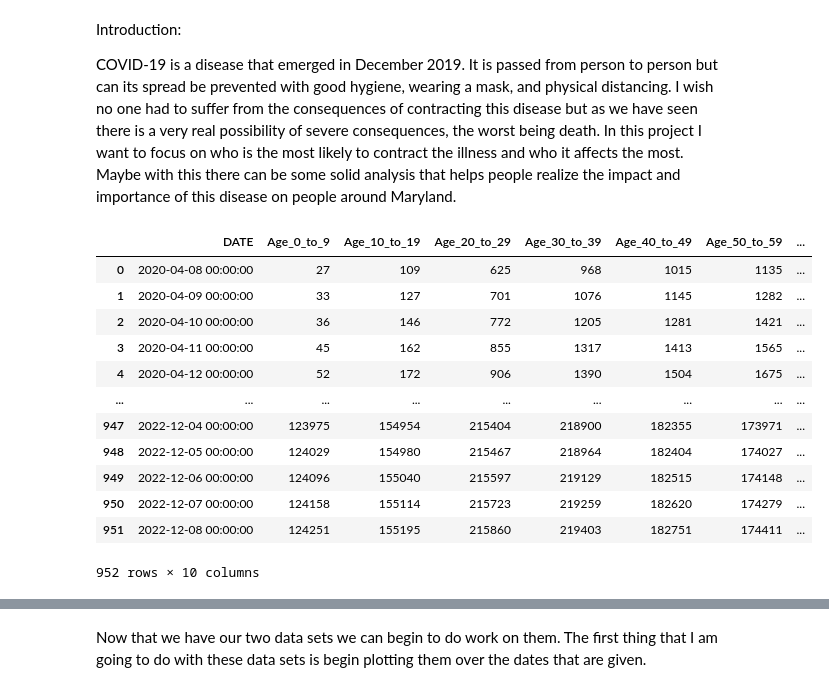
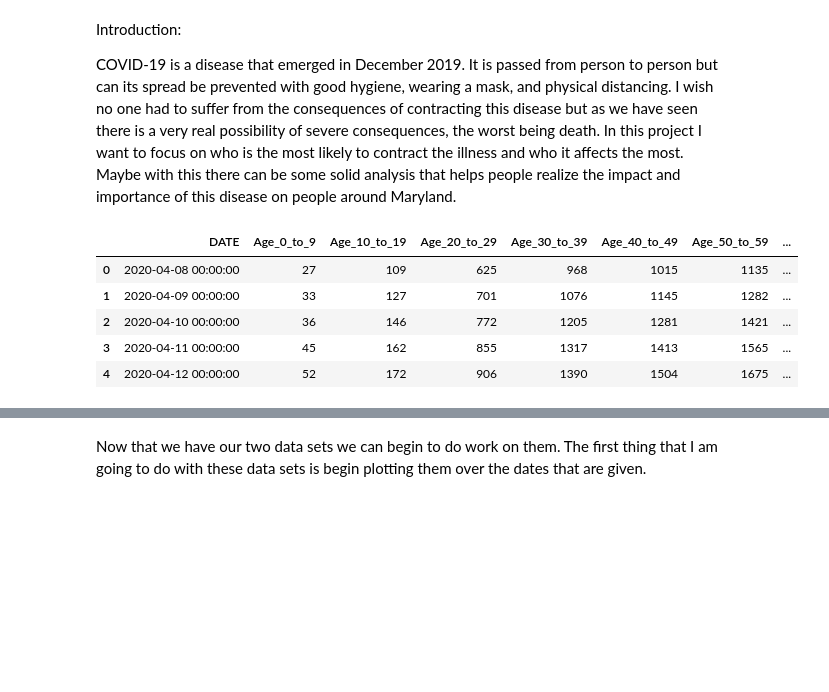
Before and after one commit to Pedro-Jose-da-Rocha-Mendonca/pedro-jose-da-rocha-mendonca.github.io, a Jupyter notebook: Main.ipynb, the cells around one changed output, grey strips where cells are left out. Cells and saved outputs as stored; diff of their text form; code cells hidden in the pictures; blank space fills up the shorter version.

```diff
--- a/Main.ipynb
+++ b/Main.ipynb
@@ -12,41 +15,34 @@ from scipy.stats import f_oneway
 # %%
 # Obtaining the data and showing it's content
 cases_data_set = pd.read_csv('MD_COVID-19_-_Cases_by_Age_Distribution.csv')
 # Dropping the days that are not in both data sets to have an accurate comparison
 cases_data_set.drop(cases_data_set.index[0:10], inplace=True)
 # removing outliers and strange data that will interfere
 cases_data_set = cases_data_set[cases_data_set['Age_0_to_9'].notna()]
 cases_data_set = cases_data_set[cases_data_set['Age_10_to_19'].notna()]
 cases_data_set = cases_data_set[cases_data_set['Age_20_to_29'].notna()]
 cases_data_set = cases_data_set[cases_data_set['Age_30_to_39'].notna()]
 cases_data_set = cases_data_set[cases_data_set['Age_40_to_49'].notna()]
 cases_data_set = cases_data_set[cases_data_set['Age_50_to_59'].notna()]
 cases_data_set = cases_data_set[cases_data_set['Age_60_to_69'].notna()]
 cases_data_set = cases_data_set[cases_data_set['Age_70_to_79'].notna()]
 cases_data_set = cases_data_set[cases_data_set['Age_80plus'].notna()]
 cases_data_set.drop(cases_data_set.tail(2).index,inplace=True)
 cases_data_set.drop(columns=['OBJECTID','Age_Unknown'], inplace=True)
 cases_data_set.drop([606, 607, 608, 609, 610, 611, 612, 613, 614, 615, 616, 617, 618, 619, 620, 621, 622, 623, 624, 625, 626, 627, 628], inplace=True)
 cases_data_set = cases_data_set.reset_index(drop=True)
 for index, row in cases_data_set.iterrows():
     row['DATE'] = row['DATE'][:-12]
     row['DATE'] = datetime.strptime(row['DATE'], '%m/%d/%Y')
     cases_data_set.loc[index, ['DATE']] = row['DATE']
-cases_data_set
+cases_data_set.head()
 # %% [output]
 |  | DATE | Age_0_to_9 | Age_10_to_19 | Age_20_to_29 | Age_30_to_39 | Age_40_to_49 | Age_50_to_59 | ... |
 | 0 | 2020-04-08 00:00:00 | 27 | 109 | 625 | 968 | 1015 | 1135 | ... |
 | 1 | 2020-04-09 00:00:00 | 33 | 127 | 701 | 1076 | 1145 | 1282 | ... |
 | 2 | 2020-04-10 00:00:00 | 36 | 146 | 772 | 1205 | 1281 | 1421 | ... |
 | 3 | 2020-04-11 00:00:00 | 45 | 162 | 855 | 1317 | 1413 | 1565 | ... |
 | 4 | 2020-04-12 00:00:00 | 52 | 172 | 906 | 1390 | 1504 | 1675 | ... |
-| ... | ... | ... | ... | ... | ... | ... | ... | ... |
-| 947 | 2022-12-04 00:00:00 | 123975 | 154954 | 215404 | 218900 | 182355 | 173971 | ... |
-| 948 | 2022-12-05 00:00:00 | 124029 | 154980 | 215467 | 218964 | 182404 | 174027 | ... |
-| 949 | 2022-12-06 00:00:00 | 124096 | 155040 | 215597 | 219129 | 182515 | 174148 | ... |
-| 950 | 2022-12-07 00:00:00 | 124158 | 155114 | 215723 | 219259 | 182620 | 174279 | ... |
-| 951 | 2022-12-08 00:00:00 | 124251 | 155195 | 215860 | 219403 | 182751 | 174411 | ... |
-952 rows × 10 columns
 # %%
 # Obtaining the data and showing it's content
 death_data_set = pd.read_csv('MD_COVID-19_-_Confirmed_Deaths_by_Age_Distribution.csv')
```
Also changed, not shown: parts of 26 cells of this notebook.
